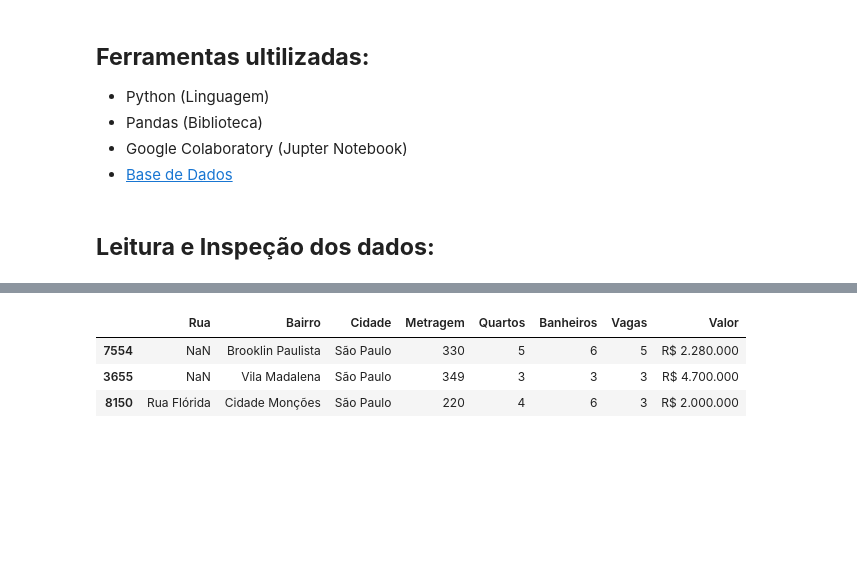
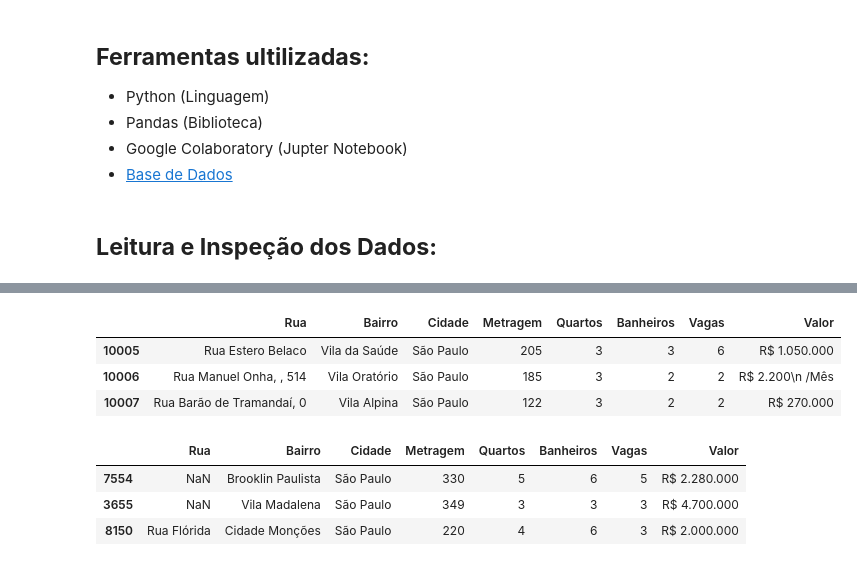
Before and after one commit to MarinaRuanna/imersa-dados-alura, a Jupyter notebook: ImersaoDeDadosAlura_PesquisaDeImoveisSP.ipynb, the cells around one changed output, grey strips where cells are left out. Drawn from its saved outputs; the diff is of its cells as text; code cells hidden in the pictures; blank space fills up the shorter version.

```diff
--- a/ImersaoDeDadosAlura_PesquisaDeImoveisSP.ipynb
+++ b/ImersaoDeDadosAlura_PesquisaDeImoveisSP.ipynb
@@ -16,7 +16,7 @@ A intenção da aula é, a partir de uma base de dados retirada do Kaggle e prev
  - Google Colaboratory (Jupter Notebook)
  - [Base de Dados](https://gist.githubusercontent.com/tgcsantos/3bdb29eba6ce391e90df2b72205ba891/raw/22fa920e80c9fa209a9fccc8b52d74cc95d1599b/dados_imoveis.cs)
 # %% [markdown]
-## **Leitura e Inspeção dos dados:**
+## **Leitura e Inspeção dos Dados:**
 # %%
 # Fazendo o import da biblioteca Pandas que foi 'apelidado' de 'pd' e lemos a base de dados atraves da função do Panda 'pd.read_csv()'
 # Esses dados são referentes a anuncios de imóveis na cidade de São Paulo.
@@ -34,6 +36,17 @@ dados.head(3)
 | 0 | Avenida Itacira, 255 | Planalto Paulista | São Paulo | 1000 | 4 | 8 | 6 | R$ 7.000.000 |
 | 1 | Rua Aurelia Perez Alvarez, 42 | Jardim dos Estados | São Paulo | 496 | 4 | 4 | 4 | R$ 3.700.000 |
 | 2 | Rua Alba Valdez | Jardim Reimberg | São Paulo | 125 | 4 | 3 | 2 | R$ 380.000 |
+# %%
+# Buscando as três ultimas linhas do DataFrame com a função do Pandas '.tail()'..
+# O número passado como parâmetro para a função indica a quantidade de linhas que dejesamos retornar, caso não passe nenhum número, por padrão a função retorna as ultimas 5 linhas.
+# Retorno: A partir do index numerico do nosso DataFrame já podemos supor que ele possui 10.008 linhas, visto que o index começa com 0 e termina em 10007.
+
+dados.tail(3)
+# %% [output]
+|  | Rua | Bairro | Cidade | Metragem | Quartos | Banheiros | Vagas | Valor |
+| 10005 | Rua Estero Belaco | Vila da Saúde | São Paulo | 205 | 3 | 3 | 6 | R$ 1.050.000 |
+| 10006 | Rua Manuel Onha, , 514 | Vila Oratório | São Paulo | 185 | 3 | 2 | 2 | R$ 2.200\n /Mês |
+| 10007 | Rua Barão de Tramandaí, 0 | Vila Alpina | São Paulo | 122 | 3 | 2 | 2 | R$ 270.000 |
 # %%
 # Usando a função '.sample()' da biblioteca Pandas para buscar uma amostra de 3 linhas aleatórias.
 # O número passado como parâmetro para a função indica a quantidade de linhas que dejesamos retornar, caso não passe nenhum número, por padrão a função retorna 1 linha aleatória.
```
Also changed, not shown: parts of 10 cells of this notebook.
